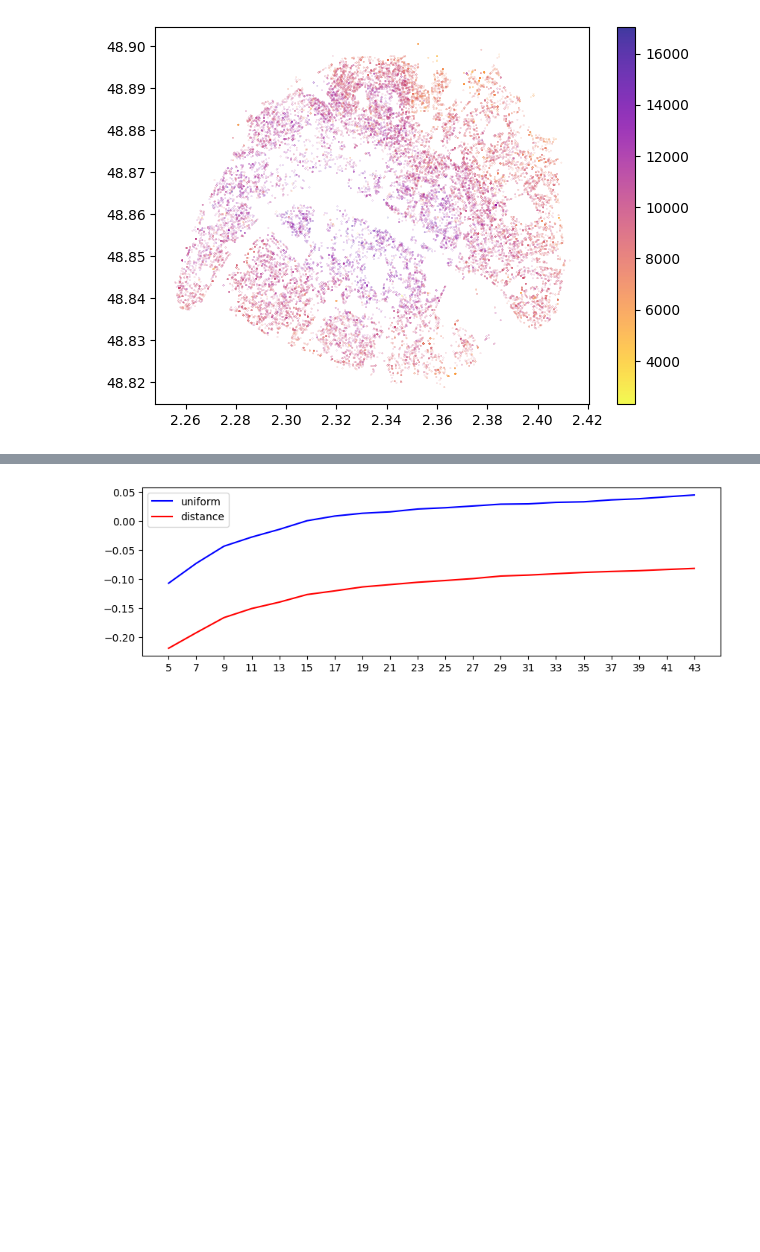
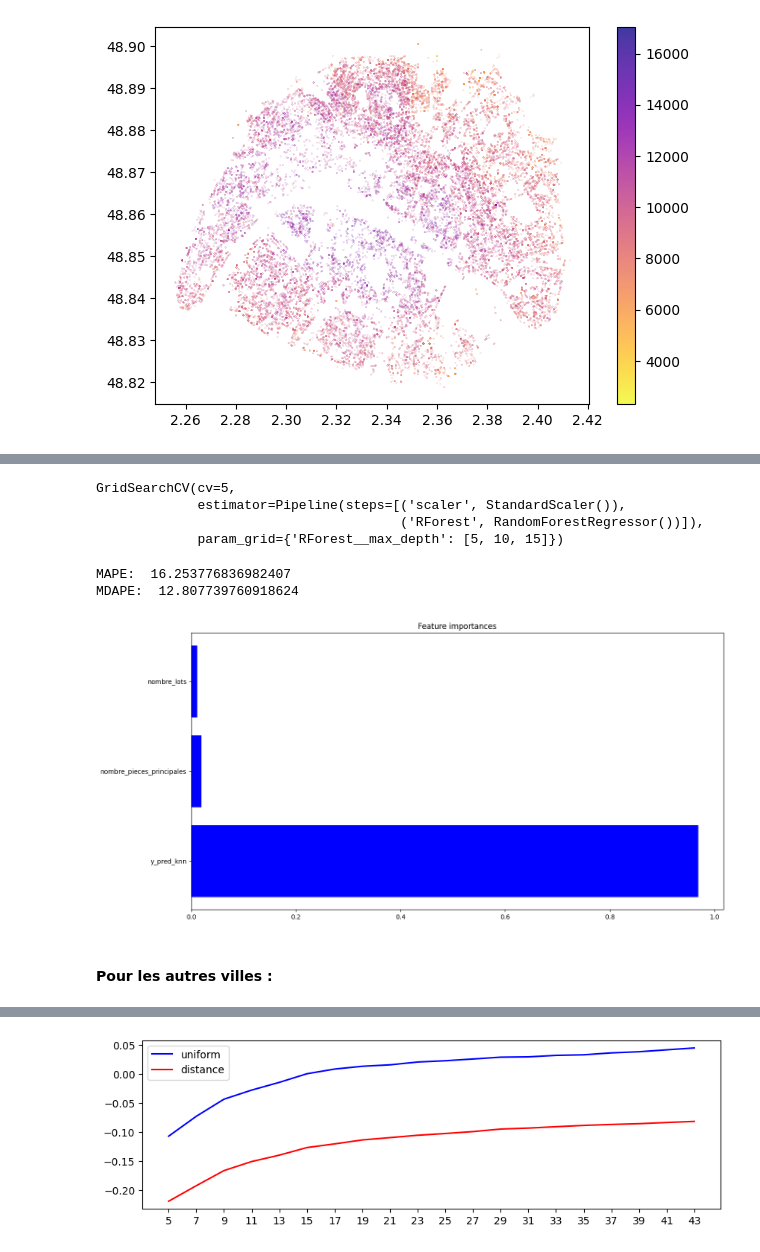
Before and after one commit to Clotilde-23/BDC, a Jupyter notebook: Notebooks/KNN-Coordonnees.ipynb, the cells around one changed output, grey strips where cells are left out. Cells and saved outputs as stored; diff of their text form; code cells hidden in the pictures; blank space fills up the shorter version.

Commit message:
RForest

```diff
--- a/Notebooks/KNN-Coordonnees.ipynb
+++ b/Notebooks/KNN-Coordonnees.ipynb
@@ -136,14 +113,17 @@ label = 'Prix_m2_log'
 # %%
 # Split des données en TRAIN et TEST
 X_train, X_test, y_train, y_test = split_temporel_V1(df_model, features, label)
+# %%
+X_train_knn = X_train[['latitude', 'longitude']]
+X_test_knn = X_test[['latitude', 'longitude']]
 # %% [markdown]
 La tableau nous indique de prendre 27 voisins.
 # %%
 pipe = Pipeline([('scaler', StandardScaler()), ('Knn', KNeighborsRegressor(weights='distance'))])
 parameters = {'Knn__n_neighbors': range(1,21,2)} # defining parameter space
 knn_pipe = GridSearchCV(pipe, parameters, cv=5)
-knn_pipe.fit(X_train, y_train)
+knn_pipe.fit(X_train_knn, y_train)
 
 print('Returned hyperparameter: {}'.format(knn_pipe.best_params_))
 print('Best classification accuracy in train is: {}'.format(knn_pipe.best_score_))
-print('Classification accuracy on test is: {}'.format(knn_pipe.score(X_test, y_test)))
+print('Classification accuracy on test is: {}'.format(knn_pipe.score(X_test_knn, y_test)))
@@ -166,0 +159,5 @@ plt.show()
+# %%
+X_train_rf = X_train[['nombre_pieces_principales', 'nombre_lots']]
+X_train_rf['y_pred_knn'] = knn_pipe.predict(X_train_knn)
+X_test_rf = X_test[['nombre_pieces_principales', 'nombre_lots']]
+X_test_rf['y_pred_knn'] = knn_pipe.predict(X_test_knn)
@@ -167,2 +188,41 @@ plt.show()
+# %%
+pipe = Pipeline([('scaler', StandardScaler()), ('RForest', RandomForestRegressor())])
+parameters = {'RForest__max_depth': [5, 10, 15]} # defining parameter space
+rforest_pipe = GridSearchCV(pipe, parameters, cv=5)
+rforest_pipe.fit(X_train_rf, y_train)
+# %% [output]
+GridSearchCV(cv=5,
+             estimator=Pipeline(steps=[('scaler', StandardScaler()),
+                                       ('RForest', RandomForestRegressor())]),
+             param_grid={'RForest__max_depth': [5, 10, 15]})
+# %%
+compute_scores(rforest_pipe, X_test_rf, y_test)
+# %% [output]
+MAPE:  16.253776836982407
+MDAPE:  12.807739760918624
+# %%
+model_rf = RandomForestRegressor(max_depth=10)
+model_rf.fit(X_train_rf, y_train)
+
+#Prediciton
+y_pred_rf = model_rf.predict(X_test_rf)
+
+importances = model_rf.feature_importances_
+indices = np.argsort(importances)[::-1]
+columns = X_train_rf.columns
+# plot
+nb_features = X_train_rf.shape[1]
+plt.figure(figsize=(15, 8))
+plt.title("Feature importances")
+plt.barh(
+    range(nb_features),
+    importances[indices],
+    color='b')
+plt.yticks(range(nb_features), columns[indices], rotation='horizontal', size=10)
+plt.show()
+# %% [output]
+[figure, added]
+# %% [markdown]
+#### Pour les autres villes :
 # %%
 def run_model_knn(data, ville, type_local, q_low, q_high,
```
Also changed, not shown: parts of 23 cells of this notebook, 2 other files.
